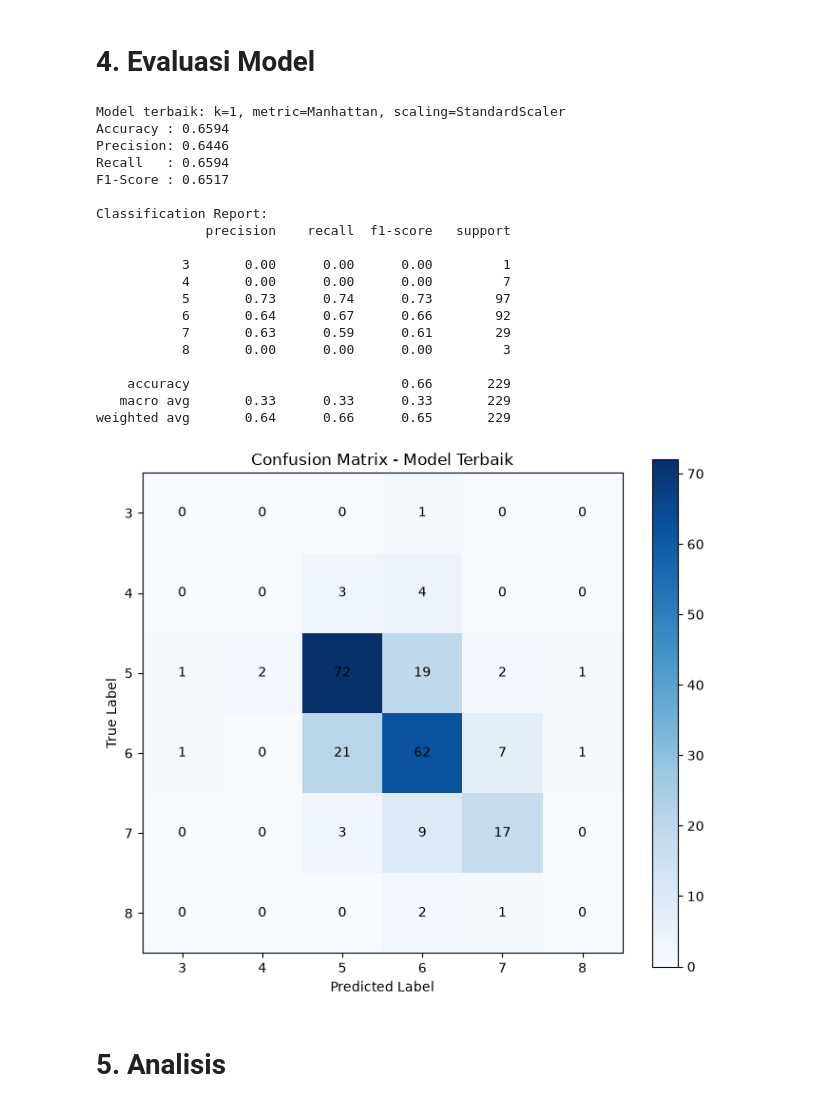
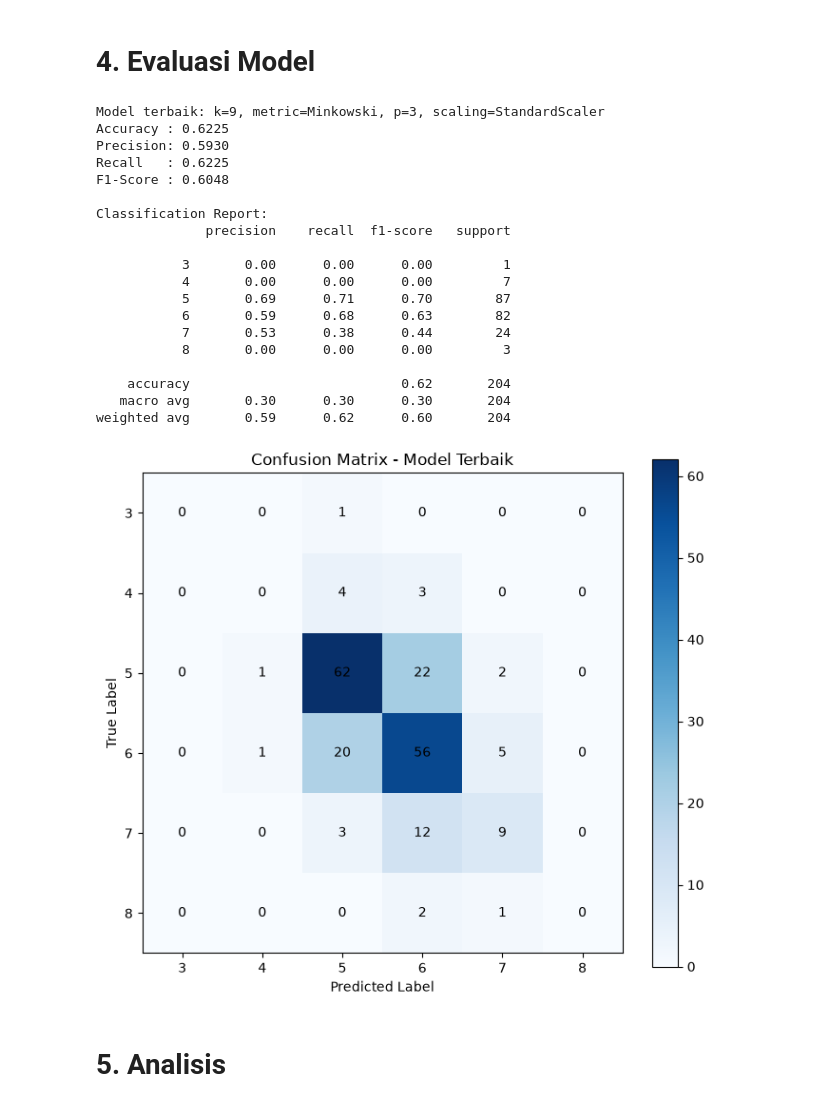
Before and after one commit to liuccio/Modul-Praktikum-ML, a Jupyter notebook: 1.Tugas_KNN/1_KNN_5054251037.ipynb, the cells around one changed output. Saved outputs shown, nothing was run; the diff lists cells and outputs as text; code cells hidden in the pictures.

Commit message:
Drop ID + Final

```diff
--- a/1.Tugas_KNN/1_KNN_5054251037.ipynb
+++ b/1.Tugas_KNN/1_KNN_5054251037.ipynb
@@ -133,9 +146,12 @@ Hasilnya digunakan sebagai eksplorasi awal dan tidak langsung dianggap sebagai b
 # NaN handling (drop, impute, etc.), duplicate handling, dan lain-lain.
 
 print("Jumlah missing value sebelum handling:", data.isnull().sum().sum())
-print("Jumlah duplicate sebelum handling:", data.duplicated().sum())
 
-data_clean = data.drop_duplicates().copy()
+data_clean = data.drop(columns=["Id"]).copy()
+print("Jumlah duplicate setelah Id dihapus sebelum handling:", data_clean.duplicated().sum())
+
+data_clean = data_clean.drop_duplicates().copy()
+print("Jumlah duplicate setelah handling:", data_clean.duplicated().sum())
 print("Jumlah baris setelah duplicate handling:", len(data_clean))
 # %% [output]
 Jumlah missing value sebelum handling: 0
@@ -177,7 +196,7 @@ Outlier tidak langsung dihapus. Pengaruh penghapusan outlier akan diuji sebagai
 # Train model KNN menggunakan train set. Gunakan fungsi KNeighborsClassifier dari sklearn.neighbors untuk membuat model KNN. Lakukan eksperimen dengan berbagai nilai k (misal k=1, 3, 5, 7, 9) dan catat performa model pada train set dan test set.
 
 # Fitur dan target terpisah.
-X = data_clean.drop(columns=["quality", "Id"])
+X = data_clean.drop(columns=["quality"])
 y = data_clean["quality"]
 
 X_train, X_test, y_train, y_test = train_test_split(
@@ -187,13 +206,22 @@ X_train, X_test, y_train, y_test = train_test_split(
     stratify=y
 )
 
+print("Jumlah data train:", len(X_train))
+print("Jumlah data test :", len(X_test))
+
 # StandardScaler
 scaler = StandardScaler()
 X_train_scaled = scaler.fit_transform(X_train)
 X_test_scaled = scaler.transform(X_test)
 
 k_values = [1, 3, 5, 7, 9]
-metrics_to_test = [("Euclidean", 2), ("Manhattan", 1)]
+
+metrics_to_test = [
+    ("Euclidean", 1),
+    ("Manhattan", 2),
+    ("Minkowski", 3)
+]
+
 results = []
 
 # Eksperimen tanpa scaling dan dengan scaling.
@@ -217,6 +245,7 @@ for scaling_name, Xtr, Xte in [
             results.append({
                 "Scaling": scaling_name,
                 "Metric": metric_name,
+                "p": p_value,
                 "k": k,
                 "Train Accuracy": accuracy_score(y_train, pred_train),
                 "Test Accuracy": accuracy_score(y_test, pred_test),
@@ -232,7 +261,7 @@ results_df = pd.DataFrame(results).sort_values(
 print("Hasil seluruh eksperimen:")
 display(results_df.round(4))
 
-# Eksperimen tambahan lagi
+# Eksperimen tambahan dengan menghapus outlier hanya dari data train.
 Q1_train = X_train.quantile(0.25)
 Q3_train = X_train.quantile(0.75)
 IQR_train = Q3_train - Q1_train
@@ -242,6 +271,9 @@ upper_train = Q3_train + 1.5 * IQR_train
 train_keep_mask = ~((X_train < lower_train) | (X_train > upper_train)).any(axis=1)
 X_train_no_outlier = X_train.loc[train_keep_mask]
 y_train_no_outlier = y_train.loc[train_keep_mask]
+
+print("Jumlah data train sebelum outlier handling:", len(X_train))
+print("Jumlah data train setelah outlier handling :", len(X_train_no_outlier))
 
 scaler_no_outlier = StandardScaler()
 X_train_no_outlier_scaled = scaler_no_outlier.fit_transform(X_train_no_outlier)
@@ -261,6 +293,7 @@ for metric_name, p_value in metrics_to_test:
         outlier_results.append({
             "Scaling": "StandardScaler + tanpa outlier train",
             "Metric": metric_name,
+            "p": p_value,
             "k": k,
             "Test Accuracy": accuracy_score(y_test, pred_test),
             "Test Precision": precision_score(y_test, pred_test, average="weighted", zero_division=0),
@@ -327,6 +370,7 @@ Name: 0, dtype: object
 # Evaluasi model terbaik dari eksperimen utama.
 best_scaling = best_row["Scaling"]
 best_metric = best_row["Metric"]
+best_p = int(best_row["p"])
 best_k = int(best_row["k"])
 
 if best_scaling == "StandardScaler":
@@ -335,8 +379,6 @@ if best_scaling == "StandardScaler":
 else:
     Xtr_best = X_train.values
     Xte_best = X_test.values
-
-best_p = 1 if best_metric == "Manhattan" else 2
 
 best_knn = KNeighborsClassifier(
     n_neighbors=best_k,
@@ -348,51 +390,51 @@ best_knn.fit(Xtr_best, y_train)
 
 pred_test_best = best_knn.predict(Xte_best)
 
-print(f"Model terbaik: k={best_k}, metric={best_metric}, scaling={best_scaling}")
+print(f"Model terbaik: k={best_k}, metric={best_metric}, p={best_p}, scaling={best_scaling}")
 print(f"Accuracy : {accuracy_score(y_test, pred_test_best):.4f}")
 print(f"Precision: {precision_score(y_test, pred_test_best, average='weighted', zero_division=0):.4f}")
 print(f"Recall   : {recall_score(y_test, pred_test_best, average='weighted', zero_division=0):.4f}")
 print(f"F1-Score : {f1_score(y_test, pred_test_best, average='weighted', zero_division=0):.4f}")
 
 print("\nClassification Report:")
 print(classification_report(y_test, pred_test_best, zero_division=0))
 
 cm = confusion_matrix(y_test, pred_test_best, labels=sorted(y.unique()))
 plt.figure(figsize=(7, 6))
 plt.imshow(cm, cmap="Blues")
 plt.title("Confusion Matrix - Model Terbaik")
 plt.xlabel("Predicted Label")
 plt.ylabel("True Label")
 plt.xticks(range(len(sorted(y.unique()))), sorted(y.unique()))
 plt.yticks(range(len(sorted(y.unique()))), sorted(y.unique()))
 
 for i in range(cm.shape[0]):
     for j in range(cm.shape[1]):
         plt.text(j, i, cm[i, j], ha="center", va="center")
 
 plt.colorbar()
 plt.tight_layout()
 plt.show()
 # %% [output]
-Model terbaik: k=1, metric=Manhattan, scaling=StandardScaler
-Accuracy : 0.6594
-Precision: 0.6446
-Recall   : 0.6594
-F1-Score : 0.6517
+Model terbaik: k=9, metric=Minkowski, p=3, scaling=StandardScaler
+Accuracy : 0.6225
+Precision: 0.5930
+Recall   : 0.6225
+F1-Score : 0.6048
 
 Classification Report:
               precision    recall  f1-score   support
 
            3       0.00      0.00      0.00         1
            4       0.00      0.00      0.00         7
-           5       0.73      0.74      0.73        97
-           6       0.64      0.67      0.66        92
-           7       0.63      0.59      0.61        29
+           5       0.69      0.71      0.70        87
+           6       0.59      0.68      0.63        82
+           7       0.53      0.38      0.44        24
            8       0.00      0.00      0.00         3
 
-    accuracy                           0.66       229
-   macro avg       0.33      0.33      0.33       229
-weighted avg       0.64      0.66      0.65       229
+    accuracy                           0.62       204
+   macro avg       0.30      0.30      0.30       204
+weighted avg       0.59      0.62      0.60       204
-[figure, old version]
+[figure, new version]
 # %% [markdown]
 # 5. Analisis
```
Also changed, not shown: parts of 9 cells of this notebook.
